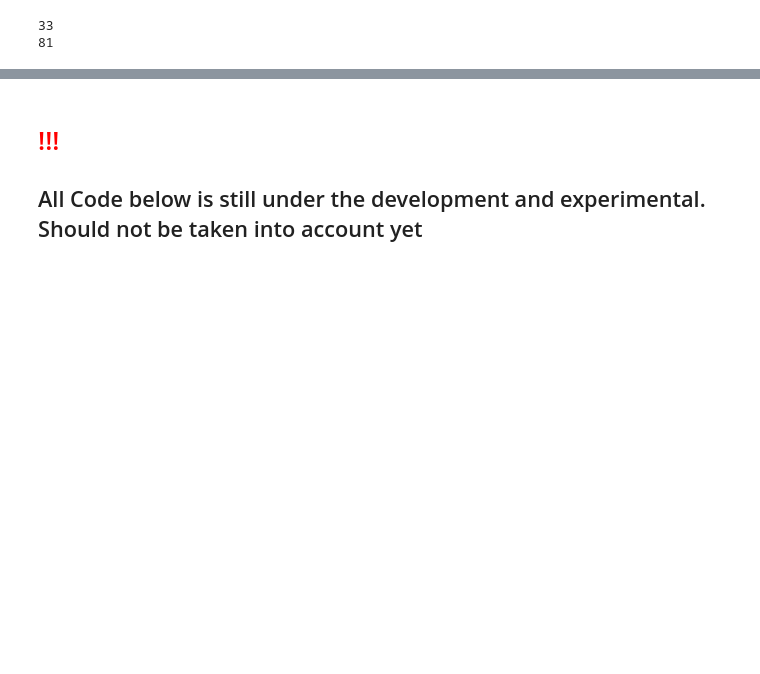
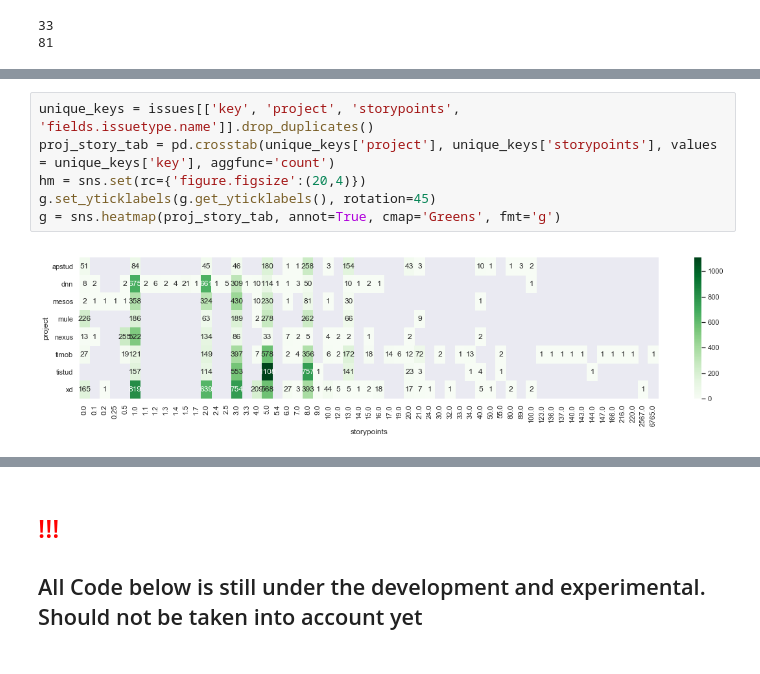
Before and after one commit to gogoladzetedo/Personalities_In_Agile, a Jupyter notebook: Analysis.ipynb, the cells around one changed output, grey strips where cells are left out. Saved outputs shown, nothing was run; the diff lists cells and outputs as text; blank space fills up the shorter version.

```diff
--- a/Analysis.ipynb
+++ b/Analysis.ipynb
@@ -1265,0 +1288,8 @@ print(users_personalities_priorities[(pd.isnull(users_personalities_priorities['
+# %%
+unique_keys = issues[['key', 'project', 'storypoints', 'fields.issuetype.name']].drop_duplicates()
+proj_story_tab = pd.crosstab(unique_keys['project'], unique_keys['storypoints'], values = unique_keys['key'], aggfunc='count')
+hm = sns.set(rc={'figure.figsize':(20,4)})
+g.set_yticklabels(g.get_yticklabels(), rotation=45)
+g = sns.heatmap(proj_story_tab, annot=True, cmap='Greens', fmt='g')
+# %% [output]
+[figure, added]
```
Also changed, not shown: parts of 9 cells of this notebook.
